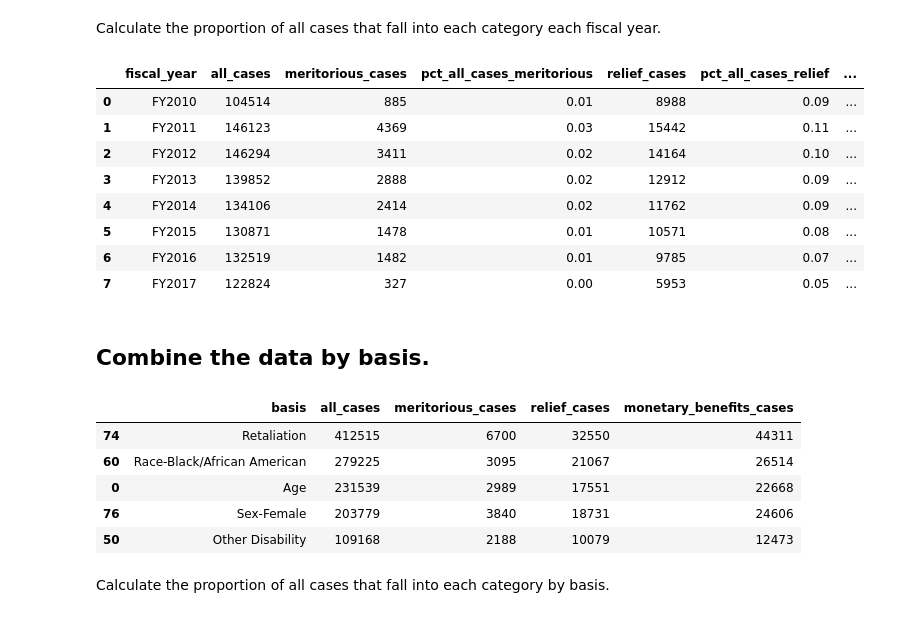
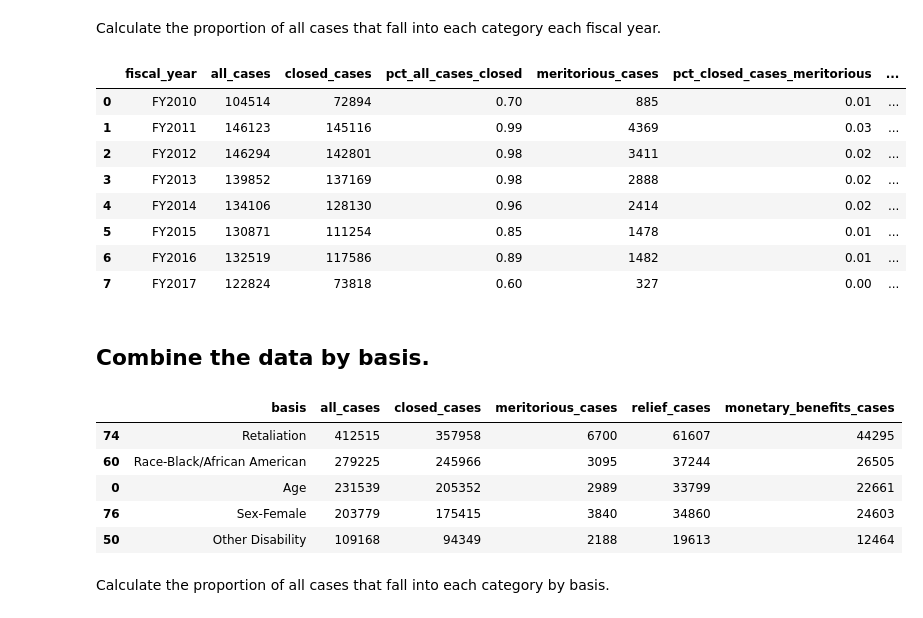
Before and after one commit to PublicI/employment-discrimination, a Jupyter notebook: employment-discrimination.ipynb, the cells around one changed output. Cells and saved outputs as stored; diff of their text form; code cells hidden in the pictures.

```diff
--- a/employment-discrimination.ipynb
+++ b/employment-discrimination.ipynb
@@ -257,7 +293,7 @@ all_cases_by_basis.sort_values("all_cases", ascending=False).head()
 ## In how many cases did the EEOC find merit to the complaint?
 # %%
 meritorious_outcomes = ["Case Settled By Legal Unit", "Conciliation Failure", "Successful Conciliation"]
-meritorious_cases = charges[charges["closure_action"].isin(meritorious_outcomes)]
+meritorious_cases = closed_charges[closed_charges["closure_action"].isin(meritorious_outcomes)]
 meritorious_cases["charge_num"].nunique()
 # %% [output]
 17253
@@ -293,7 +329,7 @@ meritorious_cases_by_basis.sort_values("meritorious_cases", ascending=False).hea
 # %% [markdown]
 ## And in how many cases did the EEOC grant some form of relief (including non-monetary relief) to the complainant?
 # %%
-relief_outcomes = ["Settlement With Benefits", "Settlement With Benefits", "Successful Conciliation", "Case Settled By Legal Unit"]
-relief_cases = charges[charges["closure_action"].isin(relief_outcomes)]
+relief_outcomes = ["Case Settled By Legal Unit", "Settlement With Benefits", "Successful Conciliation", "Withdrawal With Benefits"]
+relief_cases = closed_charges[closed_charges["closure_action"].isin(relief_outcomes)]
 relief_cases["charge_num"].nunique()
 # %% [output]
@@ -330,6 +366,6 @@ relief_cases_by_basis.sort_values("relief_cases", ascending=False).head()
 # %% [markdown]
 ## And in how many cases did a worker see any monetary benefits?
 # %%
-monetary_benefits_cases = charges[charges["monetary_benefits"] > 0]
+monetary_benefits_cases = closed_charges[closed_charges["monetary_benefits"] > 0]
 monetary_benefits_cases["charge_num"].nunique()
 # %% [output]
@@ -372,7 +408,7 @@ monetary_benefits_cases_by_basis.sort_values("monetary_benefits_cases", ascendin
 # %% [markdown]
 ## Combine the data by year.
 # %%
-cases_by_year_dfs = [all_cases_by_year, meritorious_cases_by_year, relief_cases_by_year, monetary_benefits_cases_by_year]
+cases_by_year_dfs = [all_cases_by_year, closed_cases_by_year, meritorious_cases_by_year, relief_cases_by_year, monetary_benefits_cases_by_year]
 cases_by_year = reduce(lambda left, right: pd.merge(left, right, on="fiscal_year"), cases_by_year_dfs)
 cases_by_year
 # %% [output]
@@ -388,34 +424,35 @@ cases_by_year
 # %% [markdown]
 Calculate the proportion of all cases that fall into each category each fiscal year.
 # %%
-cases_by_year["pct_all_cases_meritorious"] = cases_by_year["meritorious_cases"] / cases_by_year["all_cases"]
-cases_by_year["pct_all_cases_relief"] = cases_by_year["relief_cases"] / cases_by_year["all_cases"]
-cases_by_year["pct_all_cases_monetary_benefits"] = cases_by_year["monetary_benefits_cases"] / cases_by_year["all_cases"]
-cases_by_year = cases_by_year[["fiscal_year", "all_cases", "meritorious_cases", "pct_all_cases_meritorious", "relief_cases", "pct_all_cases_relief", "monetary_benefits_cases", "pct_all_cases_monetary_benefits"]]
+cases_by_year["pct_all_cases_closed"] = cases_by_year["closed_cases"] / cases_by_year["all_cases"]
+cases_by_year["pct_closed_cases_meritorious"] = cases_by_year["meritorious_cases"] / cases_by_year["closed_cases"]
+cases_by_year["pct_closed_cases_relief"] = cases_by_year["relief_cases"] / cases_by_year["closed_cases"]
+cases_by_year["pct_closed_cases_monetary_benefits"] = cases_by_year["monetary_benefits_cases"] / cases_by_year["closed_cases"]
+cases_by_year = cases_by_year[["fiscal_year", "all_cases", "closed_cases", "pct_all_cases_closed", "meritorious_cases", "pct_closed_cases_meritorious", "relief_cases", "pct_closed_cases_relief", "monetary_benefits_cases", "pct_closed_cases_monetary_benefits"]]
 cases_by_year
 # %% [output]
-|  | fiscal_year | all_cases | meritorious_cases | pct_all_cases_meritorious | relief_cases | pct_all_cases_relief | ... |
-| 0 | FY2010 | 104514 | 885 | 0.01 | 8988 | 0.09 | ... |
-| 1 | FY2011 | 146123 | 4369 | 0.03 | 15442 | 0.11 | ... |
-| 2 | FY2012 | 146294 | 3411 | 0.02 | 14164 | 0.10 | ... |
-| 3 | FY2013 | 139852 | 2888 | 0.02 | 12912 | 0.09 | ... |
-| 4 | FY2014 | 134106 | 2414 | 0.02 | 11762 | 0.09 | ... |
-| 5 | FY2015 | 130871 | 1478 | 0.01 | 10571 | 0.08 | ... |
-| 6 | FY2016 | 132519 | 1482 | 0.01 | 9785 | 0.07 | ... |
-| 7 | FY2017 | 122824 | 327 | 0.00 | 5953 | 0.05 | ... |
+|  | fiscal_year | all_cases | closed_cases | pct_all_cases_closed | meritorious_cases | pct_closed_cases_meritorious | ... |
+| 0 | FY2010 | 104514 | 72894 | 0.70 | 885 | 0.01 | ... |
+| 1 | FY2011 | 146123 | 145116 | 0.99 | 4369 | 0.03 | ... |
+| 2 | FY2012 | 146294 | 142801 | 0.98 | 3411 | 0.02 | ... |
+| 3 | FY2013 | 139852 | 137169 | 0.98 | 2888 | 0.02 | ... |
+| 4 | FY2014 | 134106 | 128130 | 0.96 | 2414 | 0.02 | ... |
+| 5 | FY2015 | 130871 | 111254 | 0.85 | 1478 | 0.01 | ... |
+| 6 | FY2016 | 132519 | 117586 | 0.89 | 1482 | 0.01 | ... |
+| 7 | FY2017 | 122824 | 73818 | 0.60 | 327 | 0.00 | ... |
 # %% [markdown]
 ## Combine the data by basis.
 # %%
-cases_by_basis_dfs = [all_cases_by_basis, meritorious_cases_by_basis, relief_cases_by_basis, monetary_benefits_cases_by_basis]
+cases_by_basis_dfs = [all_cases_by_basis, closed_cases_by_basis, meritorious_cases_by_basis, relief_cases_by_basis, monetary_benefits_cases_by_basis]
 cases_by_basis = reduce(lambda left, right: pd.merge(left, right, on="basis"), cases_by_basis_dfs)
 cases_by_basis.sort_values("all_cases", ascending=False).head()
 # %% [output]
-|  | basis | all_cases | meritorious_cases | relief_cases | monetary_benefits_cases |
-| 74 | Retaliation | 412515 | 6700 | 32550 | 44311 |
-| 60 | Race-Black/African American | 279225 | 3095 | 21067 | 26514 |
-| 0 | Age | 231539 | 2989 | 17551 | 22668 |
-| 76 | Sex-Female | 203779 | 3840 | 18731 | 24606 |
-| 50 | Other Disability | 109168 | 2188 | 10079 | 12473 |
+|  | basis | all_cases | closed_cases | meritorious_cases | relief_cases | monetary_benefits_cases |
+| 74 | Retaliation | 412515 | 357958 | 6700 | 61607 | 44295 |
+| 60 | Race-Black/African American | 279225 | 245966 | 3095 | 37244 | 26505 |
+| 0 | Age | 231539 | 205352 | 2989 | 33799 | 22661 |
+| 76 | Sex-Female | 203779 | 175415 | 3840 | 34860 | 24603 |
+| 50 | Other Disability | 109168 | 94349 | 2188 | 19613 | 12464 |
 # %% [markdown]
 Calculate the proportion of all cases that fall into each category by basis.
 # %%
```
Also changed, not shown: parts of 27 cells of this notebook.
